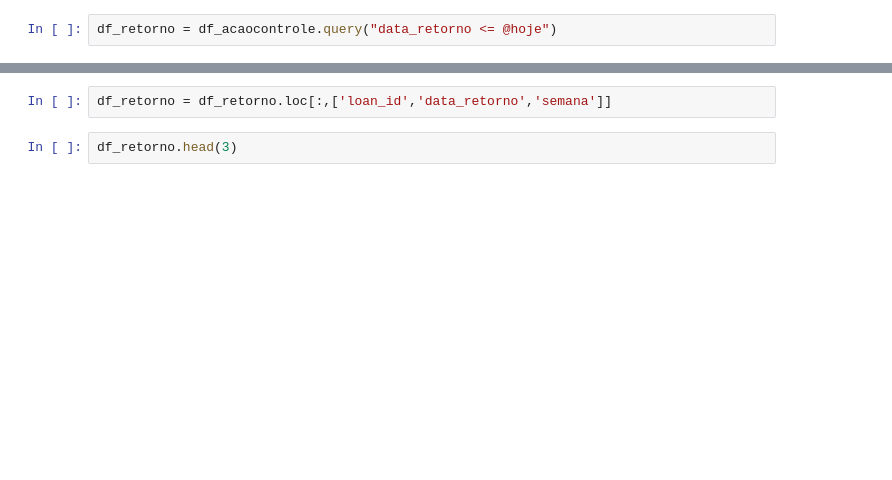
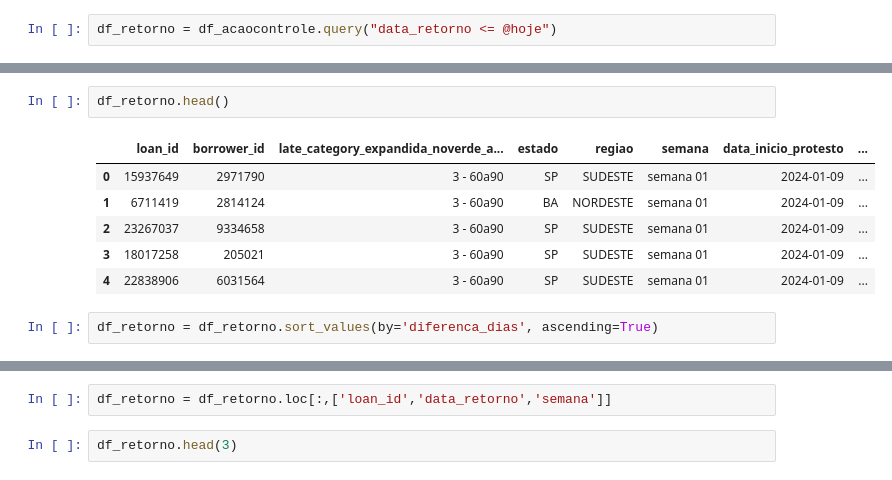
Before and after one commit to vicari1/teste_automatic, a Jupyter notebook: teste.ipynb, the cells around one changed output, grey strips where cells are left out. Saved outputs shown, nothing was run; the diff lists cells and outputs as text; blank space fills up the shorter version.

```diff
--- a/teste.ipynb
+++ b/teste.ipynb
@@ -170,0 +300,11 @@ df_retorno.shape
+# %%
+df_retorno.head()
+# %% [output]
+|  | loan_id | borrower_id | late_category_expandida_noverde_a... | estado | regiao | semana | data_inicio_protesto | ... |
+| 0 | 15937649 | 2971790 | 3 - 60a90 | SP | SUDESTE | semana 01 | 2024-01-09 | ... |
+| 1 | 6711419 | 2814124 | 3 - 60a90 | BA | NORDESTE | semana 01 | 2024-01-09 | ... |
+| 2 | 23267037 | 9334658 | 3 - 60a90 | SP | SUDESTE | semana 01 | 2024-01-09 | ... |
+| 3 | 18017258 | 205021 | 3 - 60a90 | SP | SUDESTE | semana 01 | 2024-01-09 | ... |
+| 4 | 22838906 | 6031564 | 3 - 60a90 | SP | SUDESTE | semana 01 | 2024-01-09 | ... |
+# %%
+df_retorno = df_retorno.sort_values(by='diferenca_dias', ascending=True)
```
Also changed, not shown: parts of 81 cells of this notebook.
